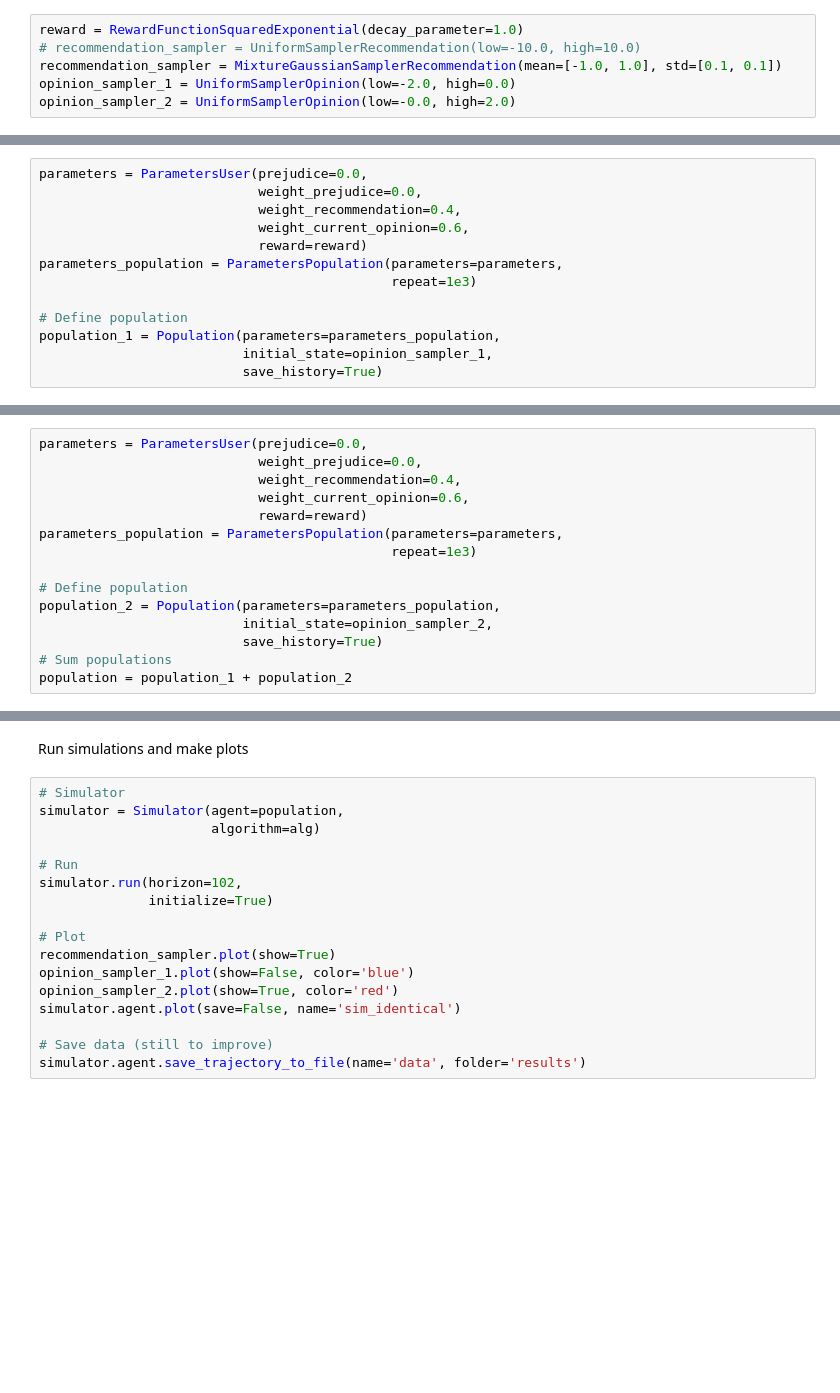
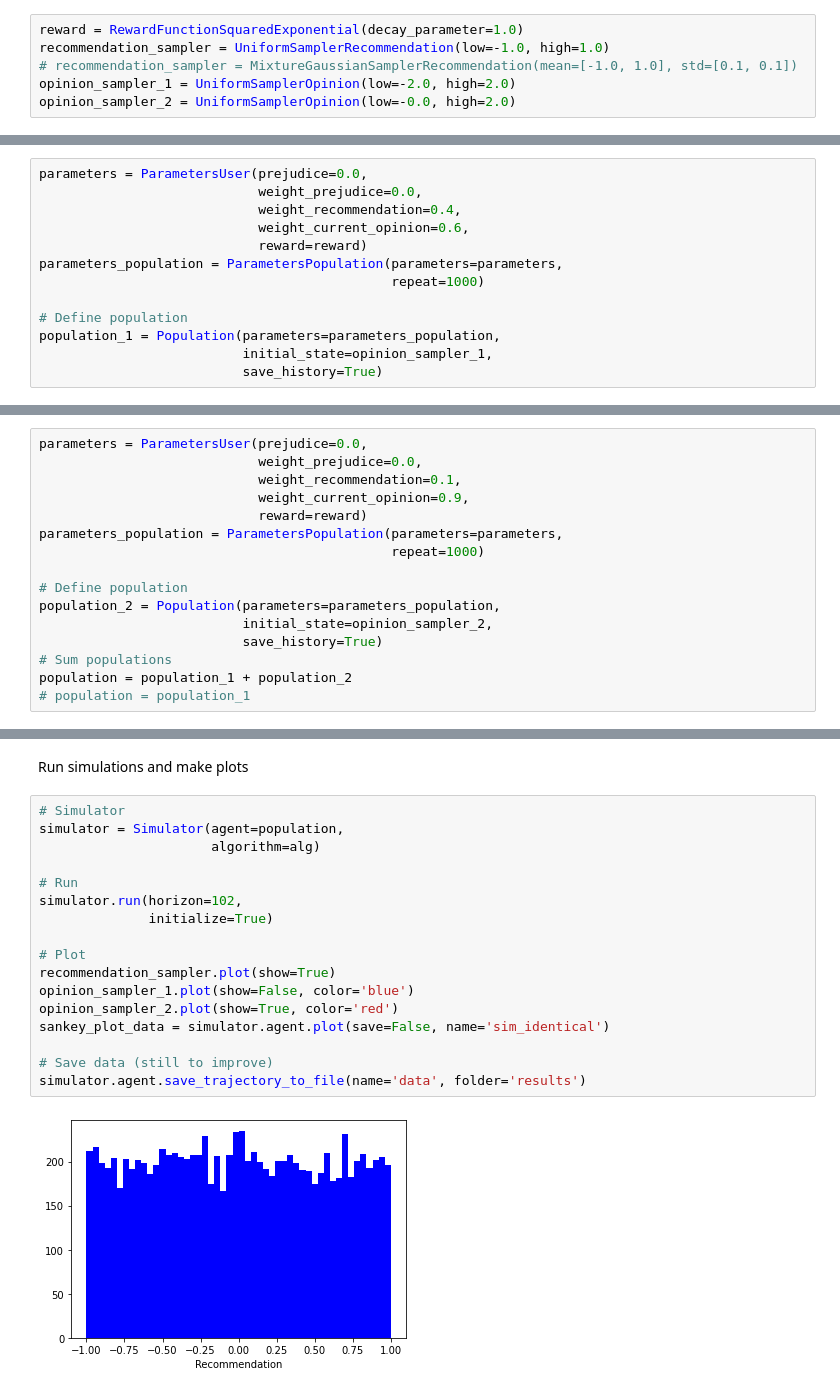
Before and after one commit to paganick/dynamics-of-recommender-systems, a Jupyter notebook: code/main_population.ipynb, the cells around one changed output, grey strips where cells are left out. Cells and saved outputs as stored; diff of their text form; blank space fills up the shorter version.

```diff
--- a/code/main_population.ipynb
+++ b/code/main_population.ipynb
@@ -12,9 +13,9 @@ from modules.basic import Opinion
 Basic parameters
 # %%
 reward = RewardFunctionSquaredExponential(decay_parameter=1.0)
-# recommendation_sampler = UniformSamplerRecommendation(low=-10.0, high=10.0)
-recommendation_sampler = MixtureGaussianSamplerRecommendation(mean=[-1.0, 1.0], std=[0.1, 0.1])
-opinion_sampler_1 = UniformSamplerOpinion(low=-2.0, high=0.0)
+recommendation_sampler = UniformSamplerRecommendation(low=-1.0, high=1.0)
+# recommendation_sampler = MixtureGaussianSamplerRecommendation(mean=[-1.0, 1.0], std=[0.1, 0.1])
+opinion_sampler_1 = UniformSamplerOpinion(low=-2.0, high=2.0)
 opinion_sampler_2 = UniformSamplerOpinion(low=-0.0, high=2.0)
 # %% [markdown]
 Define parameters of the population
@@ -25,7 +26,7 @@ parameters = ParametersUser(prejudice=0.0,
                             weight_current_opinion=0.6,
                             reward=reward)
 parameters_population = ParametersPopulation(parameters=parameters,
-                                             repeat=1e3)
+                                             repeat=1000)
 
 # Define population
 population_1 = Population(parameters=parameters_population,
@@ -38,11 +37,11 @@ Augment population
 # %%
 parameters = ParametersUser(prejudice=0.0,
                             weight_prejudice=0.0,
-                            weight_recommendation=0.4,
-                            weight_current_opinion=0.6,
+                            weight_recommendation=0.1,
+                            weight_current_opinion=0.9,
                             reward=reward)
 parameters_population = ParametersPopulation(parameters=parameters,
-                                             repeat=1e3)
+                                             repeat=1000)
 
 # Define population
 population_2 = Population(parameters=parameters_population,
@@ -50,6 +49,7 @@ population_2 = Population(parameters=parameters_population,
                           save_history=True)
 # Sum populations
 population = population_1 + population_2
+# population = population_1
 # %% [markdown]
 Define algorithm
 # %%
@@ -62,17 +62,19 @@ Run simulations and make plots
 # %%
 # Simulator
 simulator = Simulator(agent=population,
                       algorithm=alg)
 
 # Run
 simulator.run(horizon=102,
               initialize=True)
 
 # Plot
 recommendation_sampler.plot(show=True)
 opinion_sampler_1.plot(show=False, color='blue')
 opinion_sampler_2.plot(show=True, color='red')
-simulator.agent.plot(save=False, name='sim_identical')
+sankey_plot_data = simulator.agent.plot(save=False, name='sim_identical')
 
 # Save data (still to improve)
 simulator.agent.save_trajectory_to_file(name='data', folder='results')
+# %% [output]
+[figure, added]
```
Also changed, not shown: parts of 5 cells of this notebook, 5 other files.
